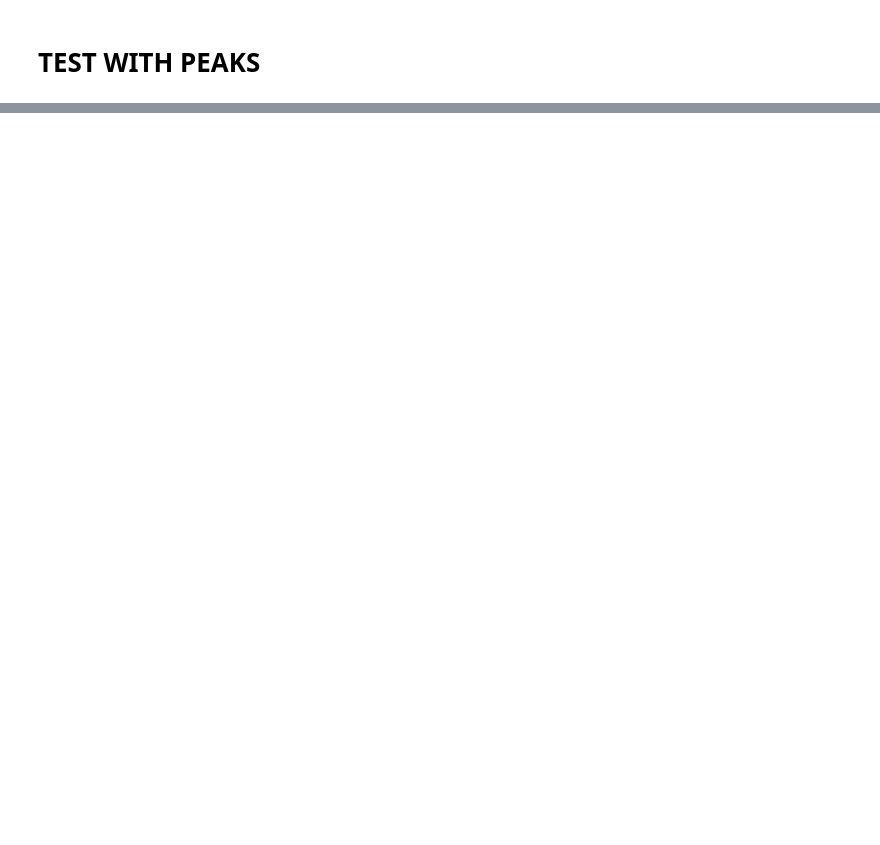
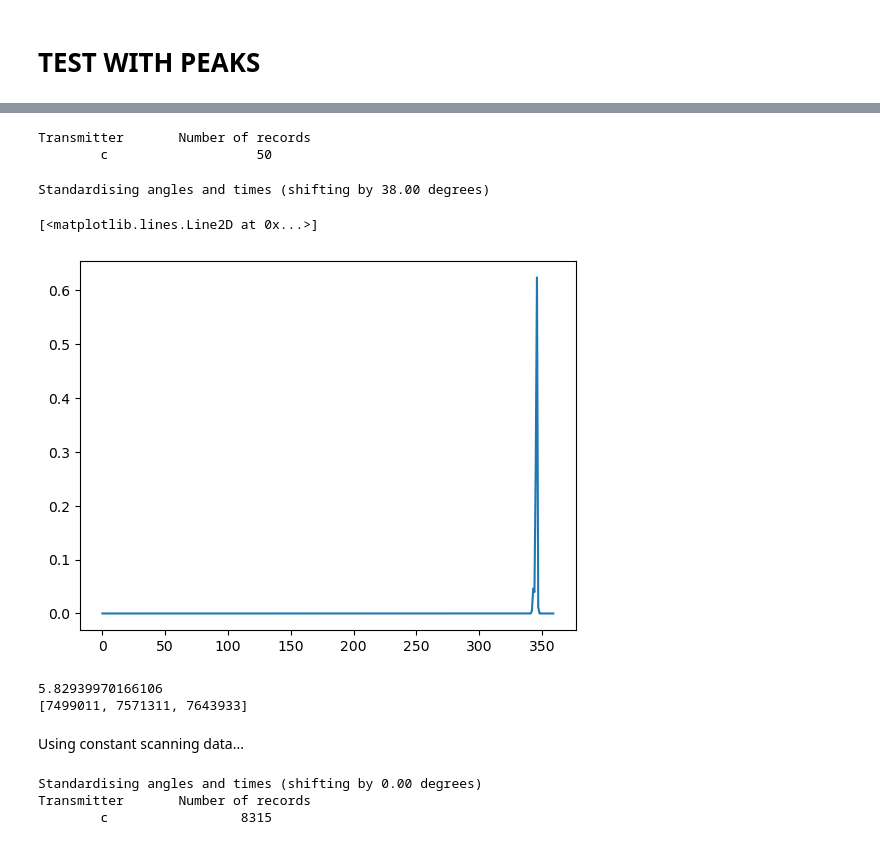
Before and after one commit to SheffieldMLtracking/BLEanalysis, a Jupyter notebook: jupyter/ChrisDemo.ipynb, the cells around one changed output, grey strips where cells are left out. Saved outputs shown, nothing was run; the diff lists cells and outputs as text; code cells hidden in the pictures; blank space fills up the shorter version.

```diff
--- a/jupyter/ChrisDemo.ipynb
+++ b/jupyter/ChrisDemo.ipynb
@@ -71,0 +67,37 @@ def normalize_radians(angle):
+# %%
+burstsigstest.summarise()
+burstsigstest.configureTransmitter('c',0,0,1,1)
+# %% [output]
+Transmitter       Number of records
+        c                   50
+# %%
+burst, time = burstsigstest.parseBursts(burstInterval=2000)
+# %%
+from BLEanalysis.angleinference import AnglesUsePatternMeans, normalise_logs_to_ps
+angles = AnglesUsePatternMeans(noisevar=3**2)
+import numpy as np
+logps,_,_,_ = angles.infer(burst[2]['rssis'],burst[2]['angles'])
+plt.plot(np.linspace(0,359,360),normalise_logs_to_ps(logps))
+# %% [output]
+Standardising angles and times (shifting by 38.00 degrees)
+[<matplotlib.lines.Line2D at 0x...>]
+[figure, added]
+# %%
+from BLEanalysis.angleinference import AnglesUsePeaks
+angles = AnglesUsePeaks(100)
+prediction = angles.infer(burst[2]['rssis'],burst[2]['angles'])
+print(prediction)
+print(time)
+# %% [output]
+5.82939970166106
+[7499011, 7571311, 7643933]
+# %% [markdown]
+Using constant scanning data...
+# %%
+testsigs = Signals("../bluetooth_experiments/March 26 2025 Field Trial/Range Trials/1.log",['c',],angleOffset=0)
+testsigs.summarise()
+testsigs.configureTransmitter('c',0,0,1,1)
+# %% [output]
+Standardising angles and times (shifting by 0.00 degrees)
+Transmitter       Number of records
+        c                 8315
```
Also changed, not shown: parts of 12 cells of this notebook, 5 other files.
